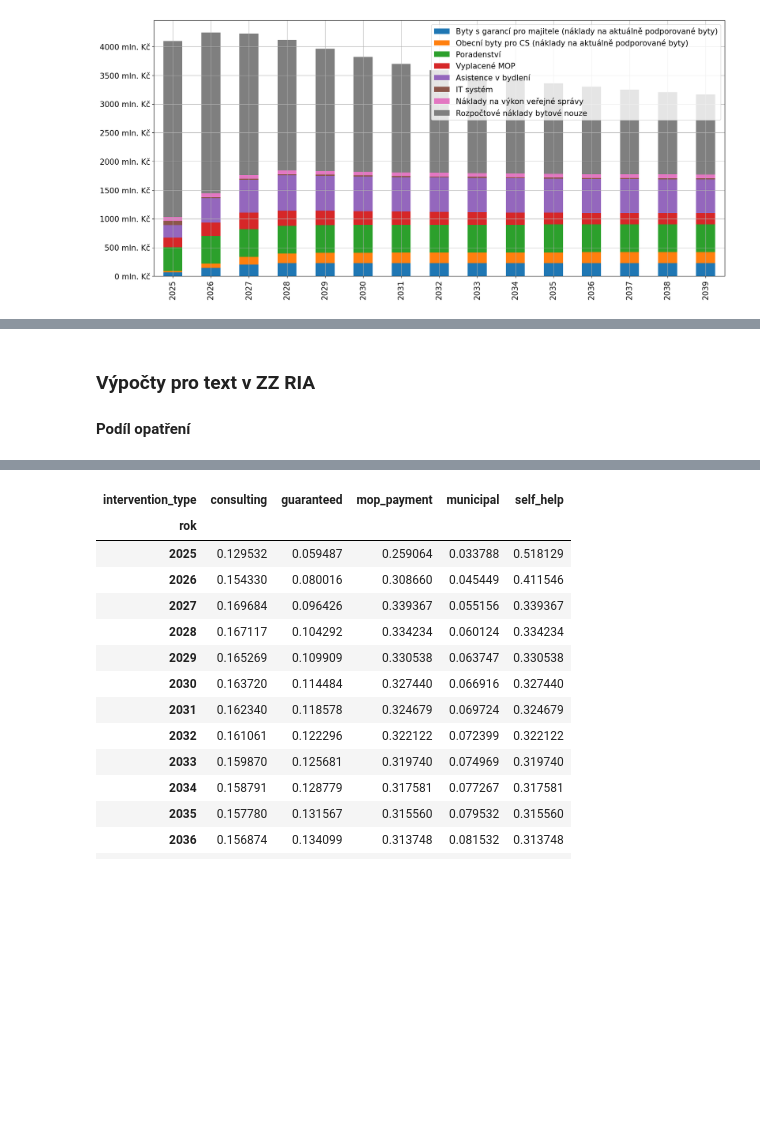
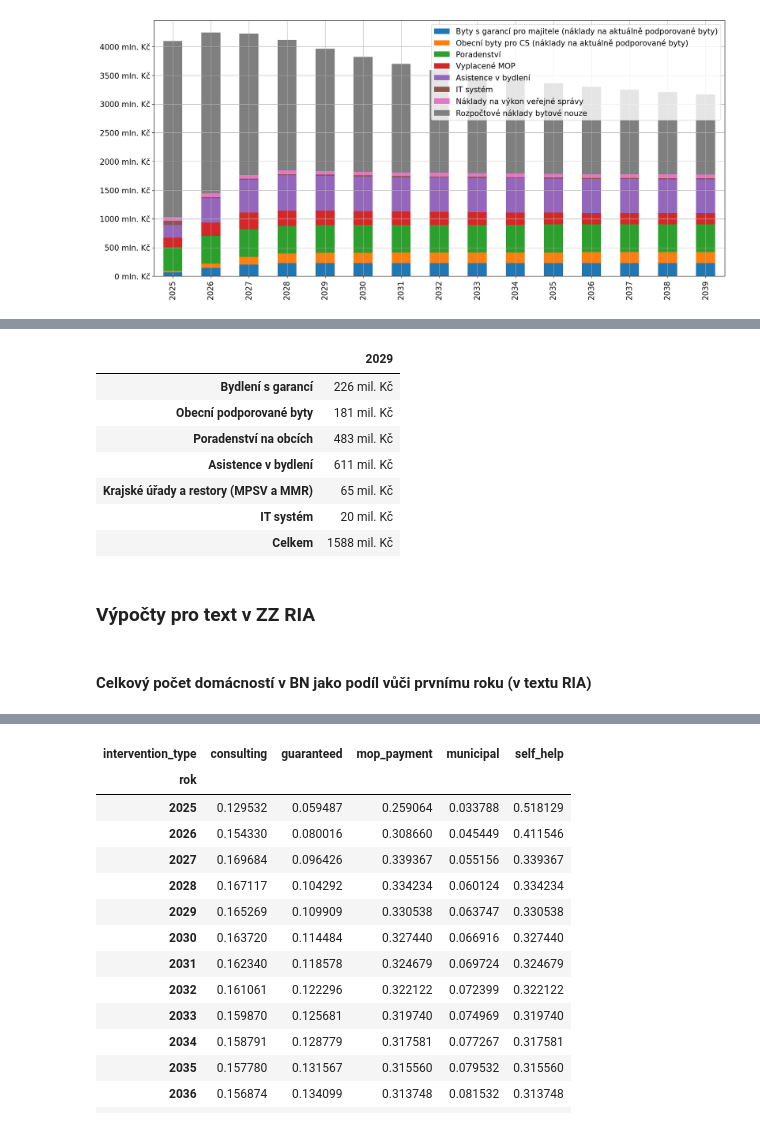
Before and after one commit to vitekzkytek/SocialHousingModel, a Jupyter notebook: model.ipynb, the cells around one changed output, grey strips where cells are left out. Saved outputs shown, nothing was run; the diff lists cells and outputs as text; code cells hidden in the pictures; blank space fills up the shorter version.

```diff
--- a/model.ipynb
+++ b/model.ipynb
@@ -578,3 +603,29 @@ ax.set_xlabel('');
+# %%
+explicit_costs = get_intervention_costs(OUTPUT_1A,costs_type='costs')
+
+tbl_cols= {
+    'Byty s garancí pro majitele (náklady na aktuálně podporované byty)':'Bydlení s garancí',
+    'Obecní byty pro CS (náklady na aktuálně podporované byty)':'Obecní podporované byty',
+    'Poradenství':'Poradenství na obcích',
+    'Asistence v bydlení':'Asistence v bydlení',
+    'Náklady na výkon veřejné správy':'Krajské úřady a restory (MPSV a MMR)',
+    'IT systém':'IT systém',
+}
+
+tbl_implementace = explicit_costs.loc[2029].rename(tbl_cols)[tbl_cols.values()]
+tbl_implementace['Celkem'] = tbl_implementace.sum()
+tbl_implementace
+(tbl_implementace/1000000).apply(round).apply(lambda row: f'{row} mil. Kč').to_frame()
+# %% [output]
+|  | 2029 |
+| Bydlení s garancí | 226 mil. Kč |
+| Obecní podporované byty | 181 mil. Kč |
+| Poradenství na obcích | 483 mil. Kč |
+| Asistence v bydlení | 611 mil. Kč |
+| Krajské úřady a restory (MPSV a MMR) | 65 mil. Kč |
+| IT systém | 20 mil. Kč |
+| Celkem | 1588 mil. Kč |
 # %% [markdown]
 ### Výpočty pro text v ZZ RIA
-#### Podíl opatření
+# %% [markdown]
+#### Celkový počet domácností v BN jako podíl vůči prvnímu roku (v textu RIA)
```
Also changed, not shown: parts of 8 cells of this notebook, 4 other files.
